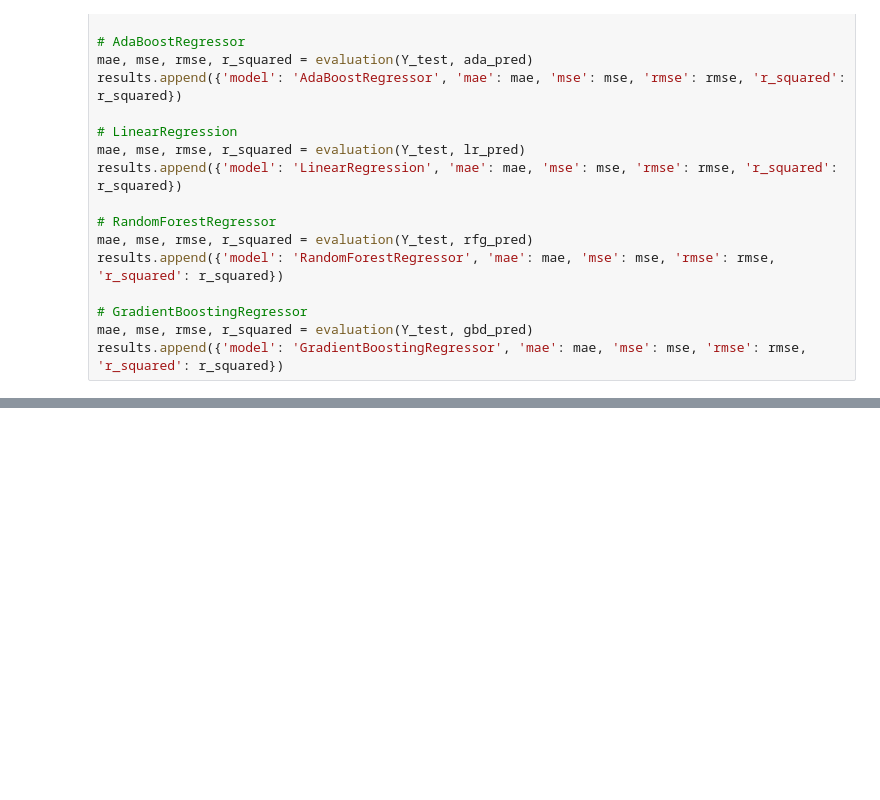
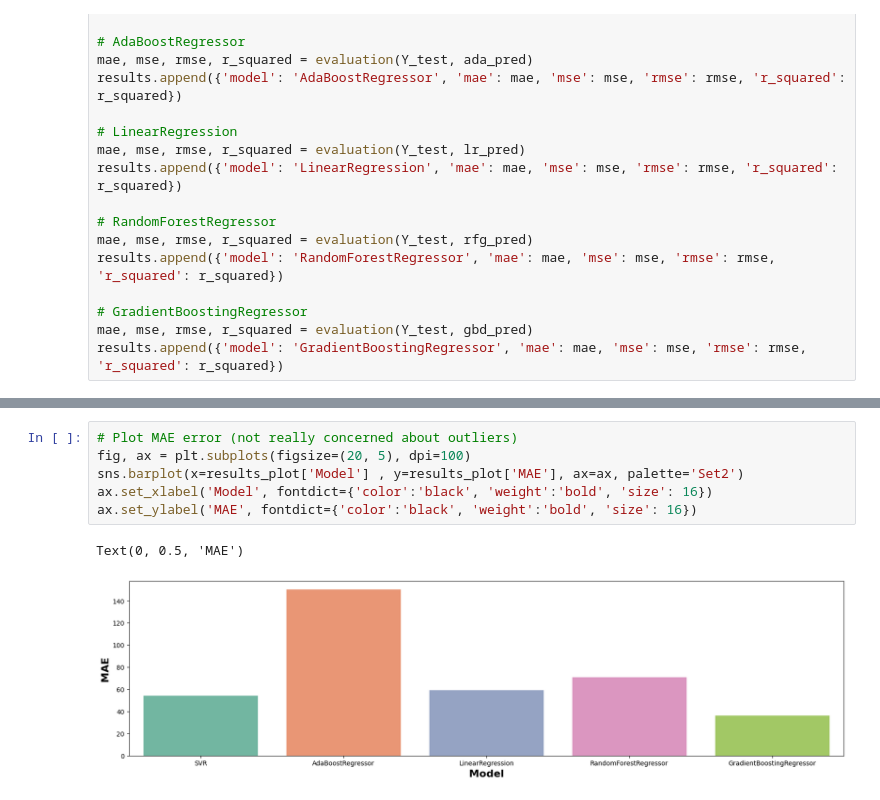
Before and after one commit to rsaSantos/DAA-Project, a Jupyter notebook: Task 1 (Group)/models/paris-airbnb.ipynb, the cells around one changed output, grey strips where cells are left out. Cells and saved outputs as stored; diff of their text form; blank space fills up the shorter version.

Commit message:
first error analysis

```diff
--- a/Task 1 (Group)/models/paris-airbnb.ipynb
+++ b/Task 1 (Group)/models/paris-airbnb.ipynb
@@ -715,0 +748,9 @@ Text(0, 0.5, 'R2 Score')
+# %%
+# Plot MAE error (not really concerned about outliers)
+fig, ax = plt.subplots(figsize=(20, 5), dpi=100)
+sns.barplot(x=results_plot['Model'] , y=results_plot['MAE'], ax=ax, palette='Set2')
+ax.set_xlabel('Model', fontdict={'color':'black', 'weight':'bold', 'size': 16})
+ax.set_ylabel('MAE', fontdict={'color':'black', 'weight':'bold', 'size': 16})
+# %% [output]
+Text(0, 0.5, 'MAE')
+[figure, added]
```
Also changed, not shown: parts of 5 cells of this notebook.
